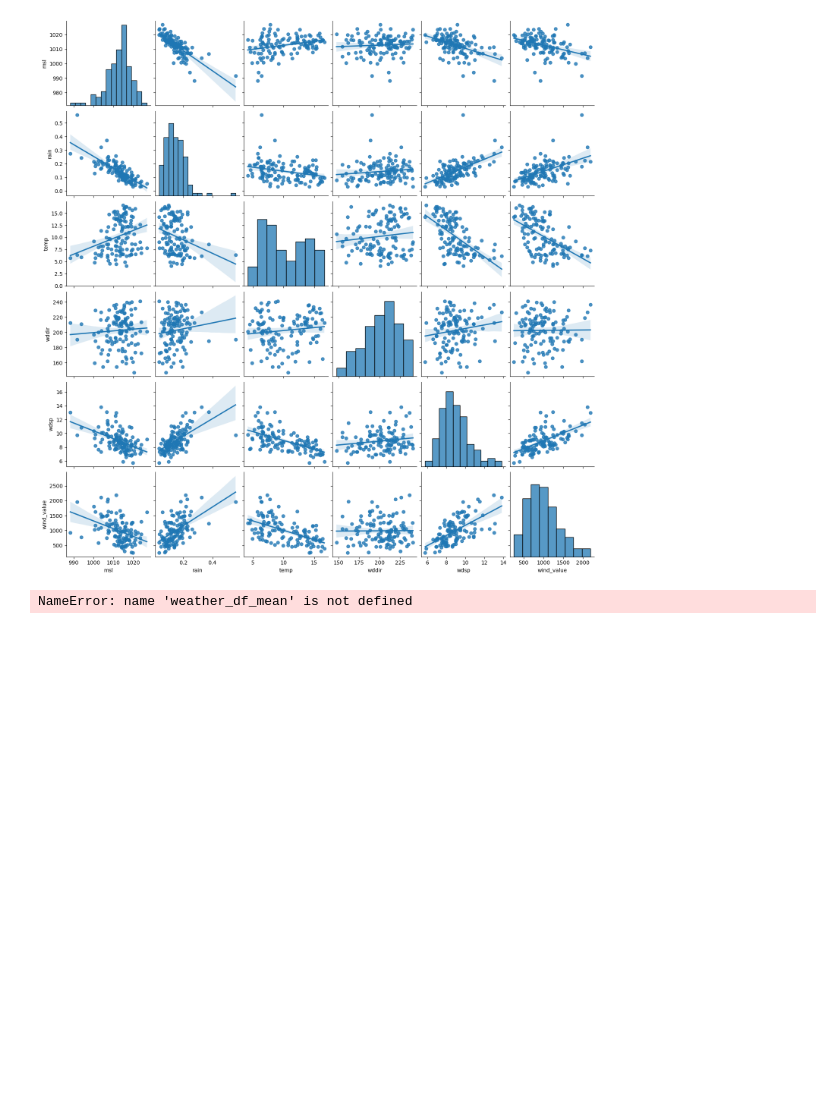
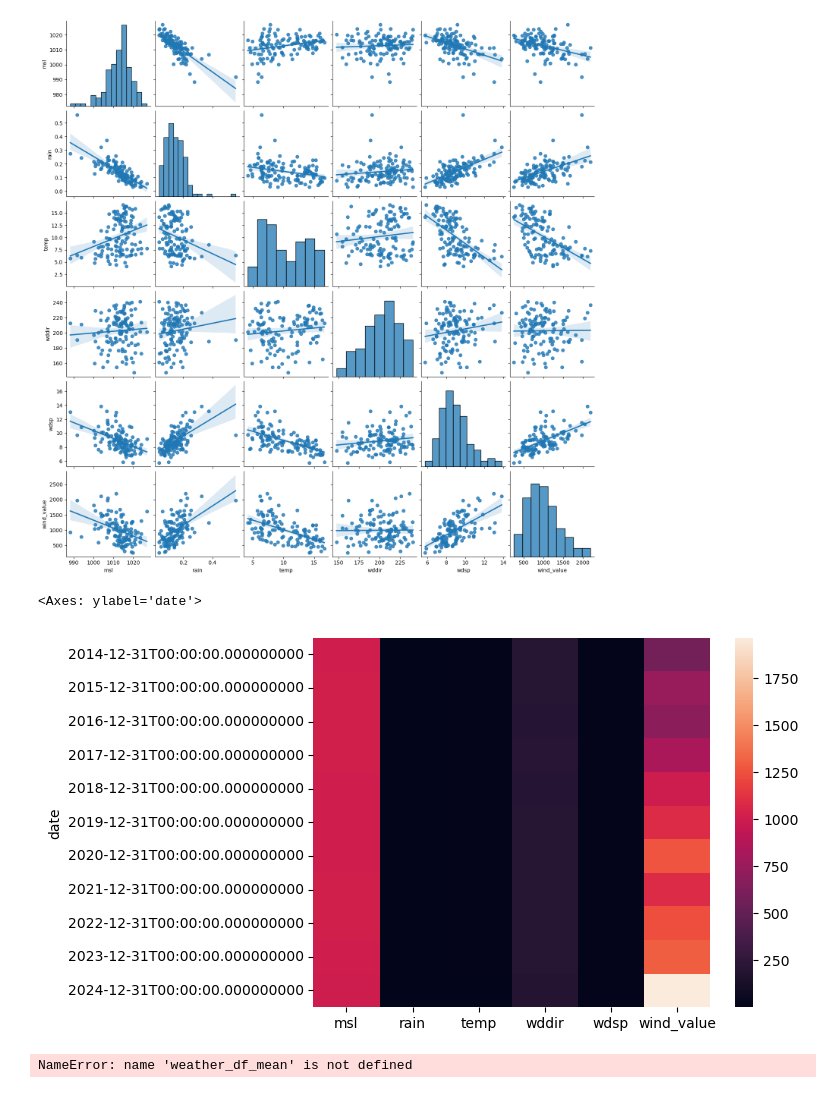
Before and after one commit to IreneKilgannon/PFDA, a Jupyter notebook: PFDA-project/wind.ipynb, the cells around one changed output. Drawn from its saved outputs; the diff is of its cells as text; code cells hidden in the pictures; blank space fills up the shorter version.

```diff
--- a/PFDA-project/wind.ipynb
+++ b/PFDA-project/wind.ipynb
@@ -384,6 +384,11 @@ sns.pairplot(data= electricity_weather_mean, kind= 'reg')
 plt.show()
 # %% [output]
 [figure]
+# %%
+sns.heatmap(electricity_weather_yearly )
+# %% [output]
+<Axes: ylabel='date'>
+[figure, added]
 # %%
 monthly_resample_summary = weather_df_mean.resample('ME').mean()
 monthly_resample_summary.head()
```
Also changed, not shown: parts of 28 cells of this notebook.
